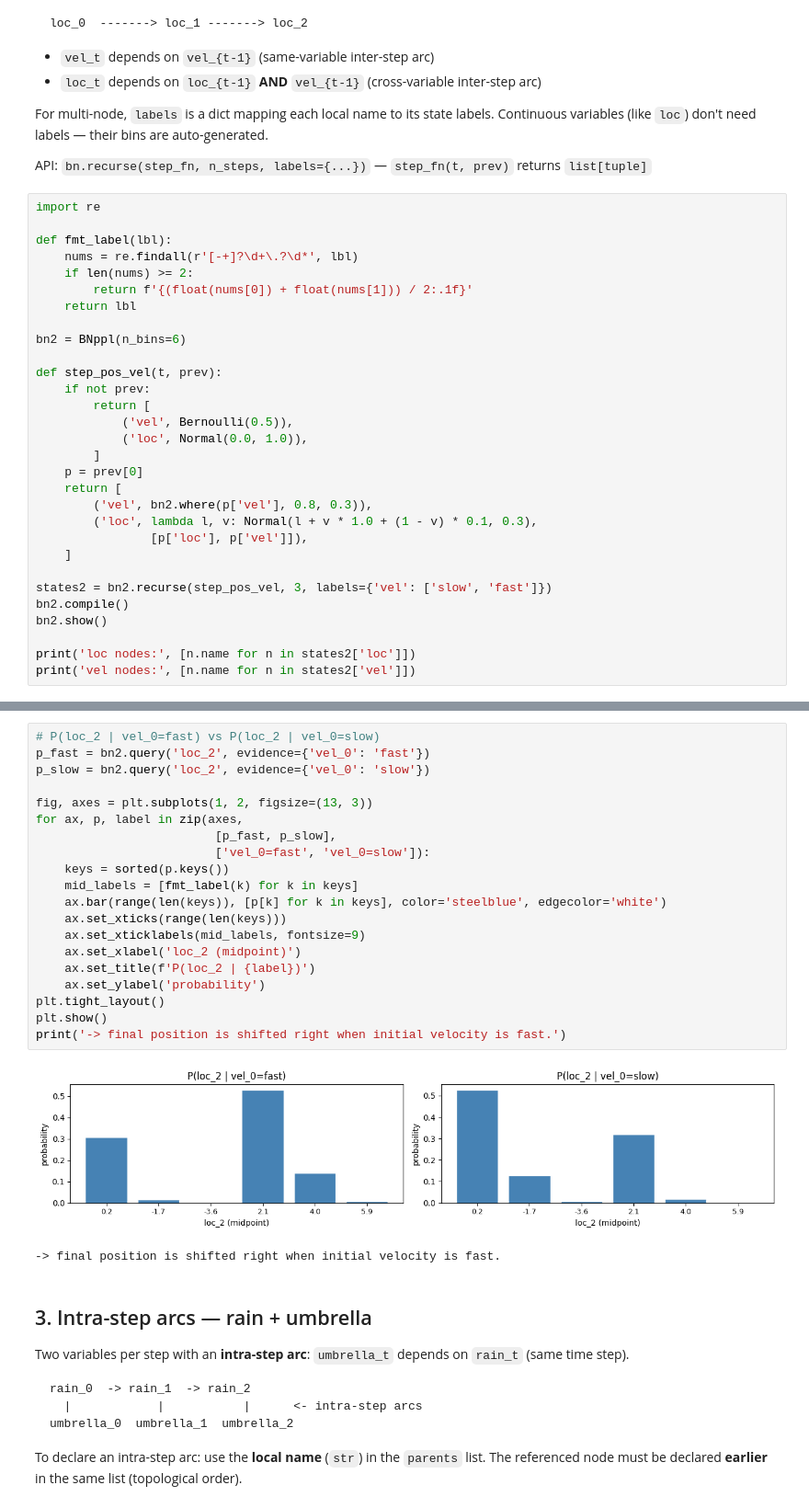
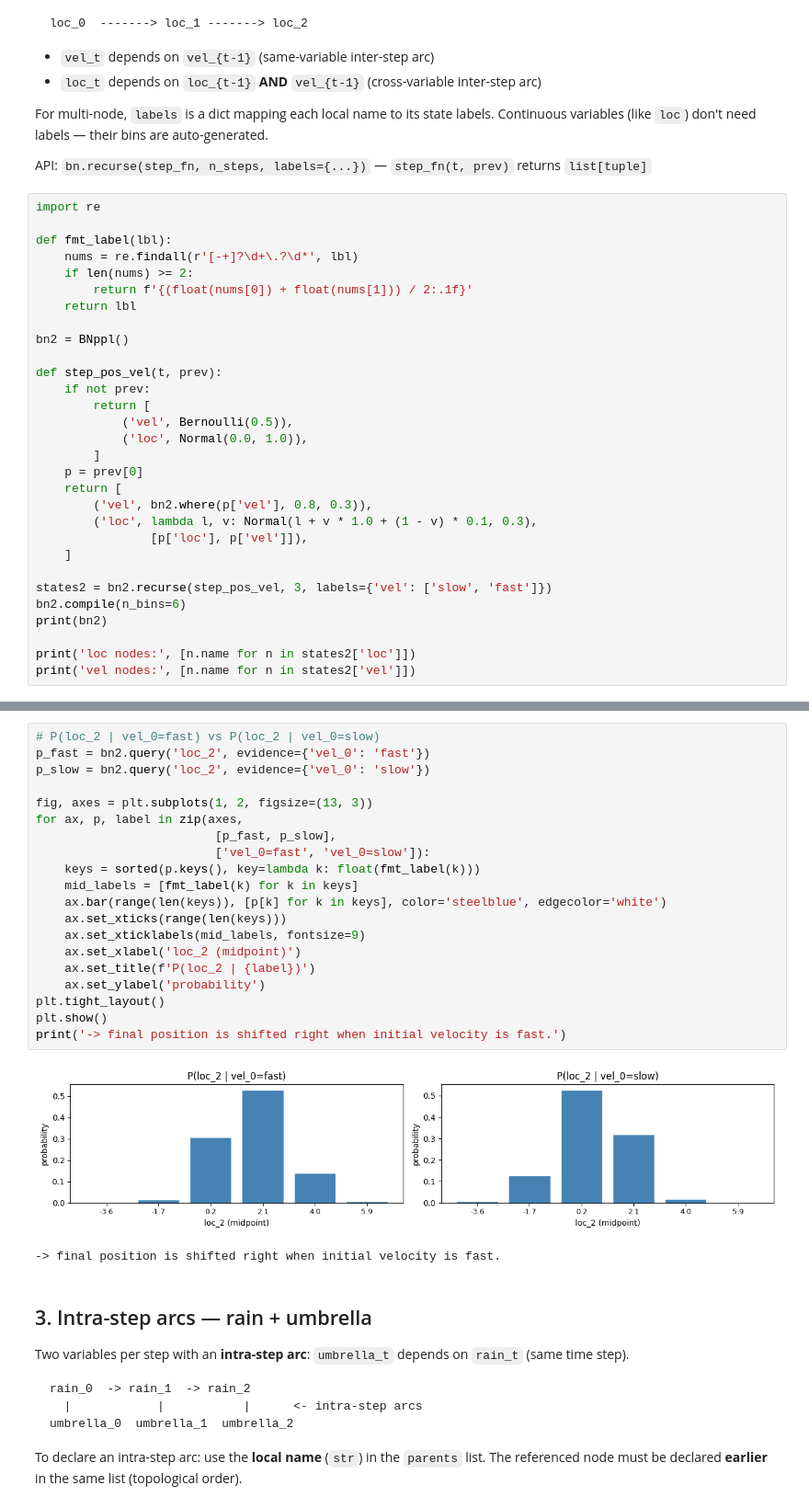
Before and after one commit to lou-tbn/Bnpyro, a Jupyter notebook: recurse_examples.ipynb, the cells around one changed output, grey strips where cells are left out. Shown at 92% size. Cells and saved outputs as stored; diff of their text form.

```diff
--- a/recurse_examples.ipynb
+++ b/recurse_examples.ipynb
@@ -100,7 +98,7 @@ def fmt_label(lbl):
         return f'{(float(nums[0]) + float(nums[1])) / 2:.1f}'
     return lbl
 
-bn2 = BNppl(n_bins=6)
+bn2 = BNppl()
 
 def step_pos_vel(t, prev):
     if not prev:
@@ -116,8 +114,8 @@ def step_pos_vel(t, prev):
     ]
 
 states2 = bn2.recurse(step_pos_vel, 3, labels={'vel': ['slow', 'fast']})
-bn2.compile()
-bn2.show()
+bn2.compile(n_bins=6)
+print(bn2)
 
 print('loc nodes:', [n.name for n in states2['loc']])
 print('vel nodes:', [n.name for n in states2['vel']])
@@ -136,25 +132,25 @@ bn2.show_graph()
 # %%
 # P(loc_2 | vel_0=fast) vs P(loc_2 | vel_0=slow)
 p_fast = bn2.query('loc_2', evidence={'vel_0': 'fast'})
 p_slow = bn2.query('loc_2', evidence={'vel_0': 'slow'})
 
 fig, axes = plt.subplots(1, 2, figsize=(13, 3))
 for ax, p, label in zip(axes,
                          [p_fast, p_slow],
                          ['vel_0=fast', 'vel_0=slow']):
-    keys = sorted(p.keys())
+    keys = sorted(p.keys(), key=lambda k: float(fmt_label(k)))
     mid_labels = [fmt_label(k) for k in keys]
     ax.bar(range(len(keys)), [p[k] for k in keys], color='steelblue', edgecolor='white')
     ax.set_xticks(range(len(keys)))
     ax.set_xticklabels(mid_labels, fontsize=9)
     ax.set_xlabel('loc_2 (midpoint)')
     ax.set_title(f'P(loc_2 | {label})')
     ax.set_ylabel('probability')
 plt.tight_layout()
 plt.show()
 print('-> final position is shifted right when initial velocity is fast.')
 # %% [output]
-[figure, old version]
+[figure, new version]
 -> final position is shifted right when initial velocity is fast.
 # %% [markdown]
 ## 3. Intra-step arcs — rain + umbrella
```
Also changed, not shown: parts of 4 cells of this notebook, 2 other files.
